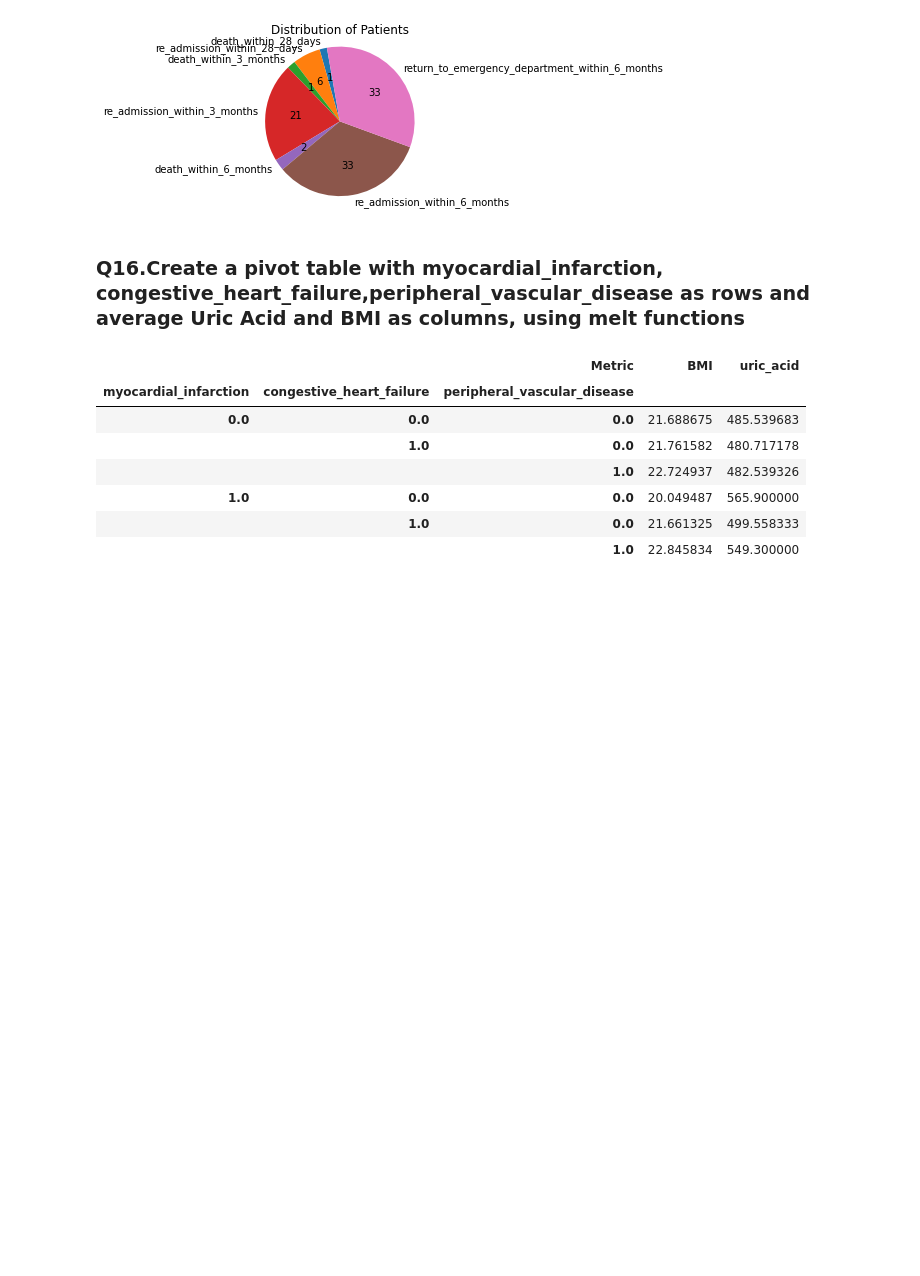
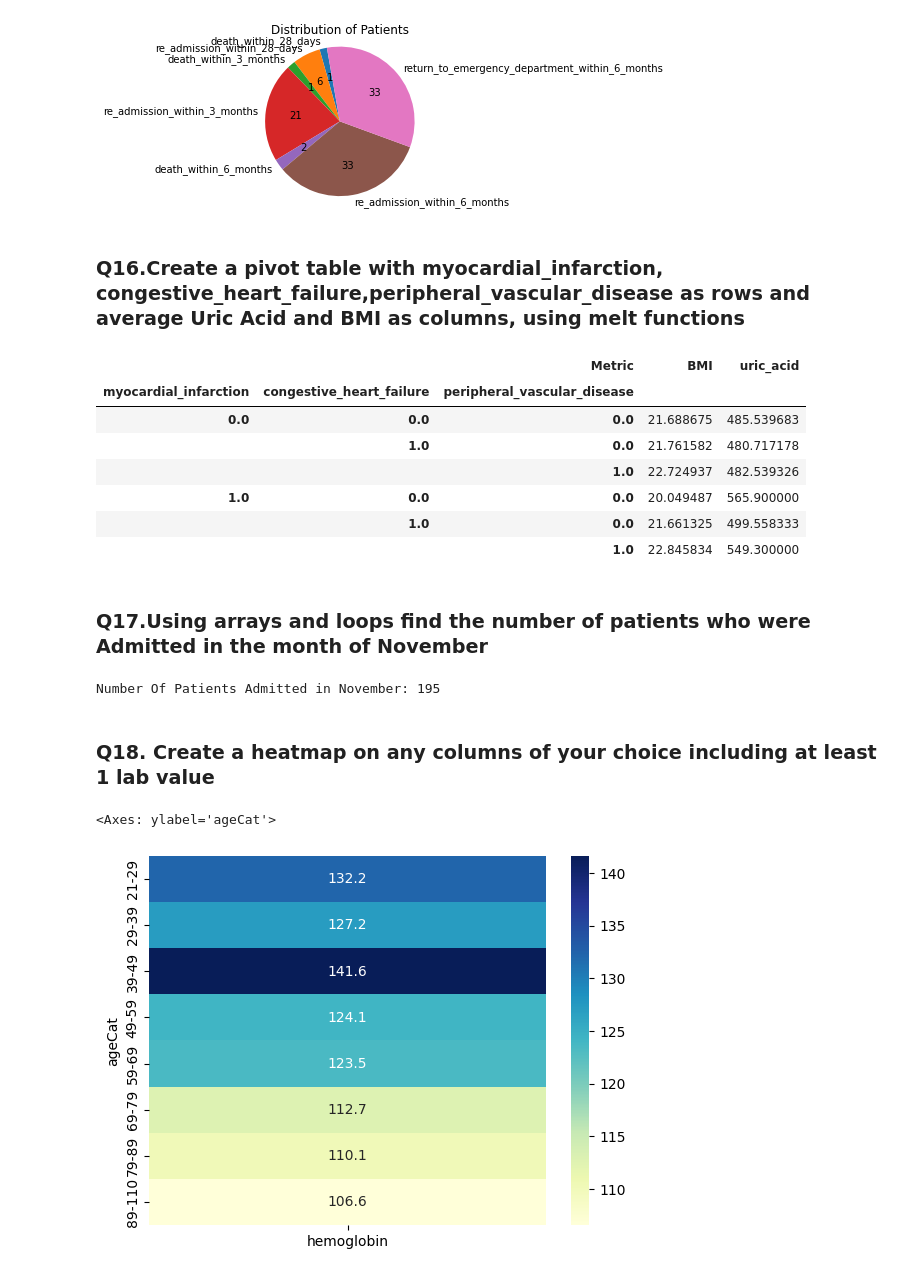
Before and after one commit to SivasankariDA112/03_Hacktivators_PythonHackathon_Apr24, a Jupyter notebook: Team03_Hacktivators_Main80Questions.ipynb, the cells around one changed output. Saved outputs shown, nothing was run; the diff lists cells and outputs as text; code cells hidden in the pictures; blank space fills up the shorter version.

```diff
--- a/Team03_Hacktivators_Main80Questions.ipynb
+++ b/Team03_Hacktivators_Main80Questions.ipynb
@@ -432,3 +432,37 @@ pivot_table
 | 1.0 | 0.0 | 0.0 | 20.049487 | 565.900000 |
 |  | 1.0 | 0.0 | 21.661325 | 499.558333 |
 |  |  | 1.0 | 22.845834 | 549.300000 |
+# %% [markdown]
+### Q17.Using arrays and loops find the number of patients who were Admitted in the month of November
+# %%
+count=0
+for date in Hospitalization_Discharge['Admission_date']:
+    #checking for tthe month
+  if date.month == 11:
+    count+=1
+print("Number Of Patients Admitted in November:",count)
+# %% [output]
+Number Of Patients Admitted in November: 195
+# %% [markdown]
+### Q18. Create a heatmap on any columns of your choice including at least 1 lab value
+# %%
+# importing seaborn library
+import seaborn as sns
+#import matplotlib.pyplot as plt
+#%matplotlib inline
+import numpy as np
+
+# merging labs and demography datasets
+df7=Labs.merge(Demography,on='inpatient_number')
+
+# creating a new dataframe df7 with only he columns gender, ageCat, hemoglobin
+df7=df7.loc[:,['gender','ageCat','hemoglobin']]
+
+#calculating the average hemoglobin values for each age group
+hem_agecat= df7.groupby('ageCat').mean('hemoglobin')
+
+# generating heat map for these age categories and their avg Hemoglobin values
+sns.heatmap(hem_agecat, annot=True, cmap='YlGnBu', fmt='.1f')
+# %% [output]
+<Axes: ylabel='ageCat'>
+[figure, added]
```
Also changed, not shown: parts of 29 cells of this notebook.
